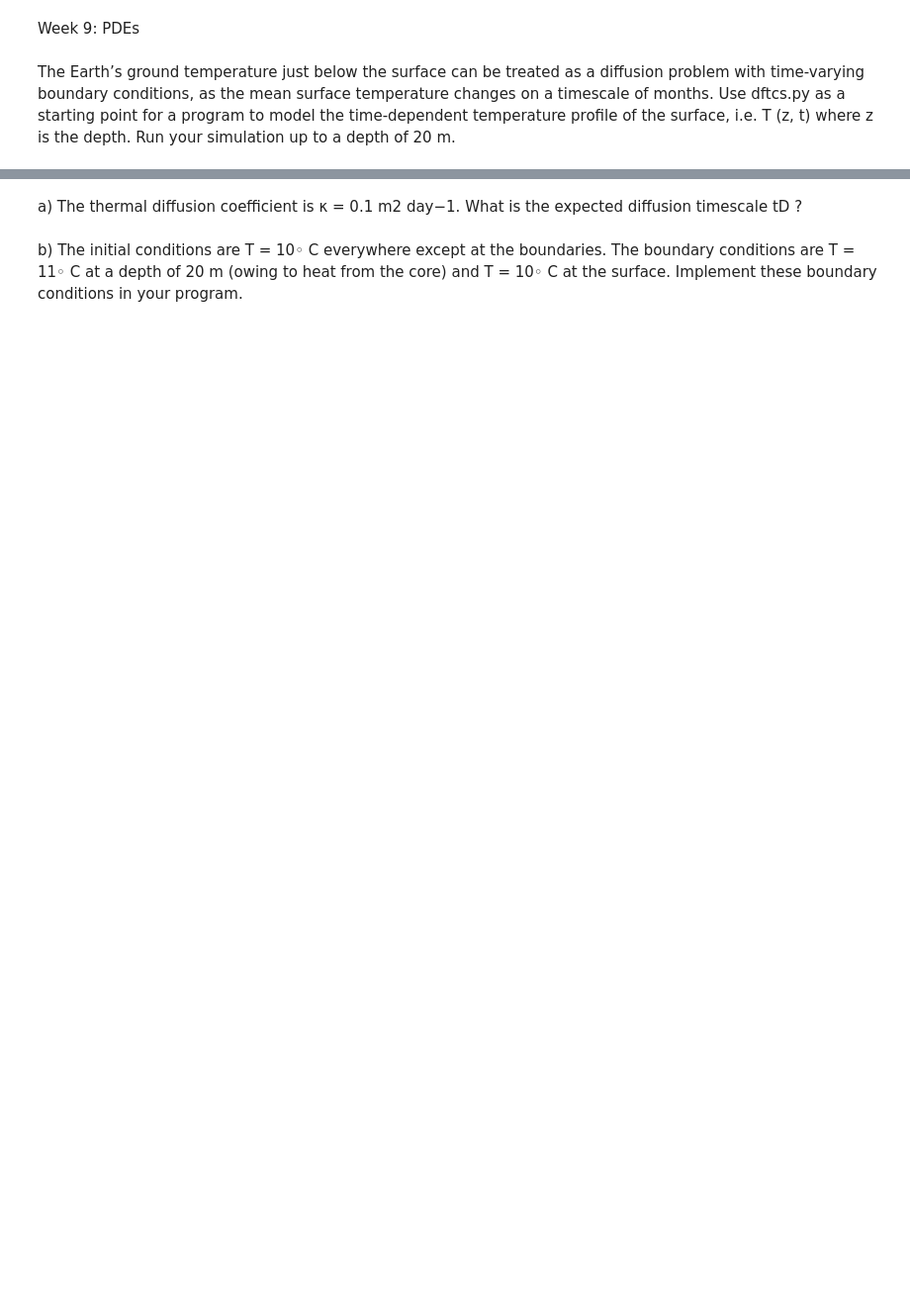
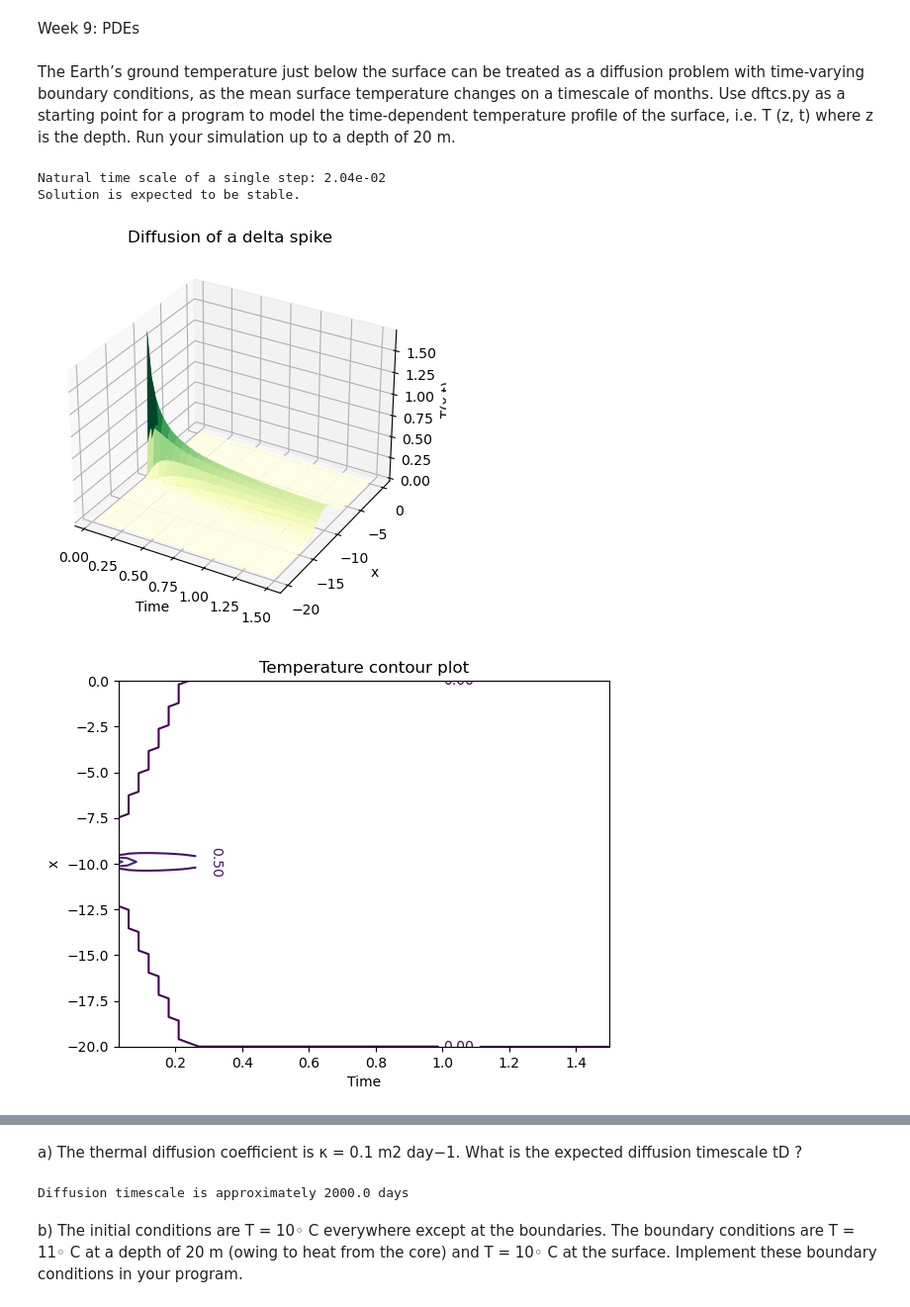
Before and after one commit to LordofDorknes/ProfHurst_PHYS240_Sp23, a Jupyter notebook: Newby/inclass/Newby_Robin_W9_Inclass_PDEs.ipynb, the cells around one changed output, grey strips where cells are left out. Shown at 99% size. Cells and saved outputs as stored; diff of their text form; code cells hidden in the pictures; blank space fills up the shorter version.

```diff
--- a/Newby/inclass/Newby_Robin_W9_Inclass_PDEs.ipynb
+++ b/Newby/inclass/Newby_Robin_W9_Inclass_PDEs.ipynb
@@ -16,15 +16,15 @@ from matplotlib import cm
 
 
 # Initialize parameters (time step, grid spacing, etc.)
-tau = eval(input('Enter time step: '))
-N = eval(input('Enter the number of grid points: '))
-L = 1.0  # The system extends from x = -L/2 to L/2
+tau = 0.005
+N = 100
+L = 20.0  # The system extends from x = -L to 0
 h = L/(N-1)  # Grid size dx
 kappa = 1.0  # Diffusion coefficient
 coeff = kappa*tau/h**2
 t_natural = h**2/(2*kappa)
 
-print('Natural time scale: {0:.2e}'.format(h**2/(2*kappa)))
+print('Natural time scale of a single step: {0:.2e}'.format(h**2/(2*kappa)))
 
 if coeff < 0.5:
     print('Solution is expected to be stable.')
@@ -38,7 +38,7 @@ tt[int(N/2)] = 1.0/h  # Set initial condition: delta function of high temperatur
 # The boundary conditions are tt[0] = tt[N-1] = 0
 
 # Set up loop and plot variables.
-xplot = np.arange(N)*h - L/2.0  # Record the x scale for plots
+xplot = np.arange(N)*h - L  # Record the x scale for plots
 iplot = 0  # Counter used to count plots
 nstep = 300  # Maximum number of iterations
 nplots = 50  # Number of snapshots (plots) to take
@@ -64,30 +64,35 @@ for istep in range(nstep):
 fig = plt.figure()
 ax = fig.add_subplot(projection='3d')
 Tp, Xp = np.meshgrid(tplot, xplot)
 ax.plot_surface(Tp, Xp, ttplot, rstride=2, cstride=2, cmap='YlGn')
 ax.set_xlabel('Time')
 ax.set_ylabel('x')
 ax.set_zlabel(r'T(x,t)')
 ax.set_title('Diffusion of a delta spike')
 
 # Plot temperature versus x and t as a contour plot
 fig2, ax2 = plt.subplots()
 levels = np.linspace(0.0, 10.0, num=21)
 ct = ax2.contour(tplot, xplot, ttplot, levels)
 ax2.clabel(ct, fmt='%1.2f')
 ax2.set_xlabel('Time')
 ax2.set_ylabel('x')
 ax2.set_title('Temperature contour plot')
 
 # Plot 1D slices of the temperature distribution vs. space at short and long times
 fig3, ax3 =plt.subplots()
 ax3.set_title(r'Bar temperature profile at $\Delta t = {0:.2e}t_a$'.format(tau/t_natural))
 ax3.plot(xplot, ttplot[:, 1], label='{0:.2e}'.format(tplot[1]))
 ax3.plot(xplot, ttplot[:, 10], label='{0:.2e}'.format(tplot[10]))
 ax3.plot(xplot, ttplot[:, 25], label='{0:.2e}'.format(tplot[25]))
 ax3.plot(xplot, ttplot[:, -1], label='{0:.2e}'.format(tplot[-1]))
 ax3.legend(title=r'$t$')
 ax3.set_xlabel(r'$x$')
 ax3.set_ylabel(r'$T(x, t)$')
 
 plt.show()
+# %% [output]
+Natural time scale of a single step: 2.04e-02
+Solution is expected to be stable.
+[figure, added]
+[figure, added]
@@ -94,4 +100,12 @@ plt.show()
 # %% [markdown]
 a) The thermal diffusion coefficient is κ = 0.1 m2 day−1. What is the expected diffusion timescale tD ?
+# %%
+
+L = 20.0  # The system extends from x = -L to 0
+kappa = 0.1  # Diffusion coefficient
+t_D = L**2/(2*kappa)
+print(f'Diffusion timescale is approximately {t_D} days')
+# %% [output]
+Diffusion timescale is approximately 2000.0 days
 # %% [markdown]
 b) The initial conditions are T = 10◦ C everywhere except at the boundaries. The boundary conditions are T = 11◦ C at a depth of 20 m (owing to heat from the core) and T = 10◦ C at the surface. Implement these boundary conditions in your program.
```
Also changed, not shown: parts of 3 cells of this notebook.
